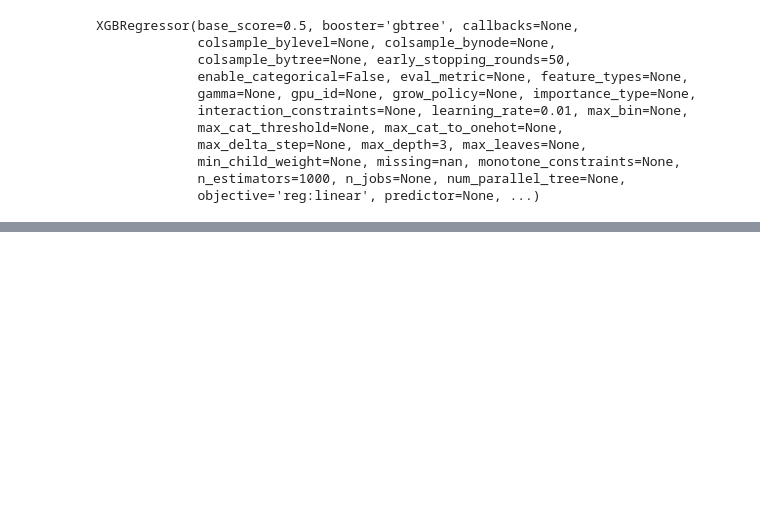
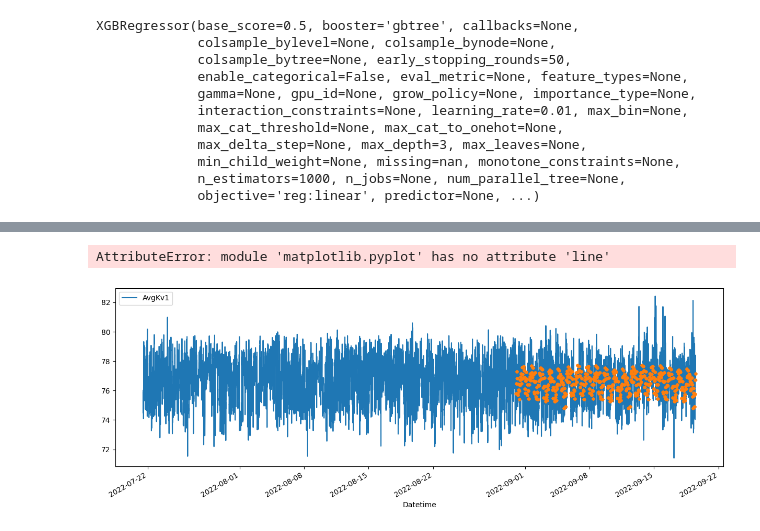
Before and after one commit to Winfry/PowerPredictionKe, a Jupyter notebook: RabaiPower.ipynb, the cells around one changed output, grey strips where cells are left out. Saved outputs shown, nothing was run; the diff lists cells and outputs as text; code cells hidden in the pictures; blank space fills up the shorter version.

```diff
--- a/RabaiPower.ipynb
+++ b/RabaiPower.ipynb
@@ -308,0 +334,11 @@ You can try to debug the error by setting error_score='raise'.
+# %%
+test['prediction'] = reg.predict(X_test)
+df = dfr.merge(test[['prediction']], how='left', left_index=True, right_index=True)
+ax = dfr[['AvgKv1']].plot(figsize=(15, 5))
+df['prediction'].plot(ax=ax, style='.')
+plt.line(['Truth Data', 'Predictions'])
+ax.set_title('Raw Dat and Prediction')
+plt.show()
+# %% [output]
+AttributeError: module 'matplotlib.pyplot' has no attribute 'line'
+[figure, added]
```
Also changed, not shown: parts of 6 cells of this notebook.
